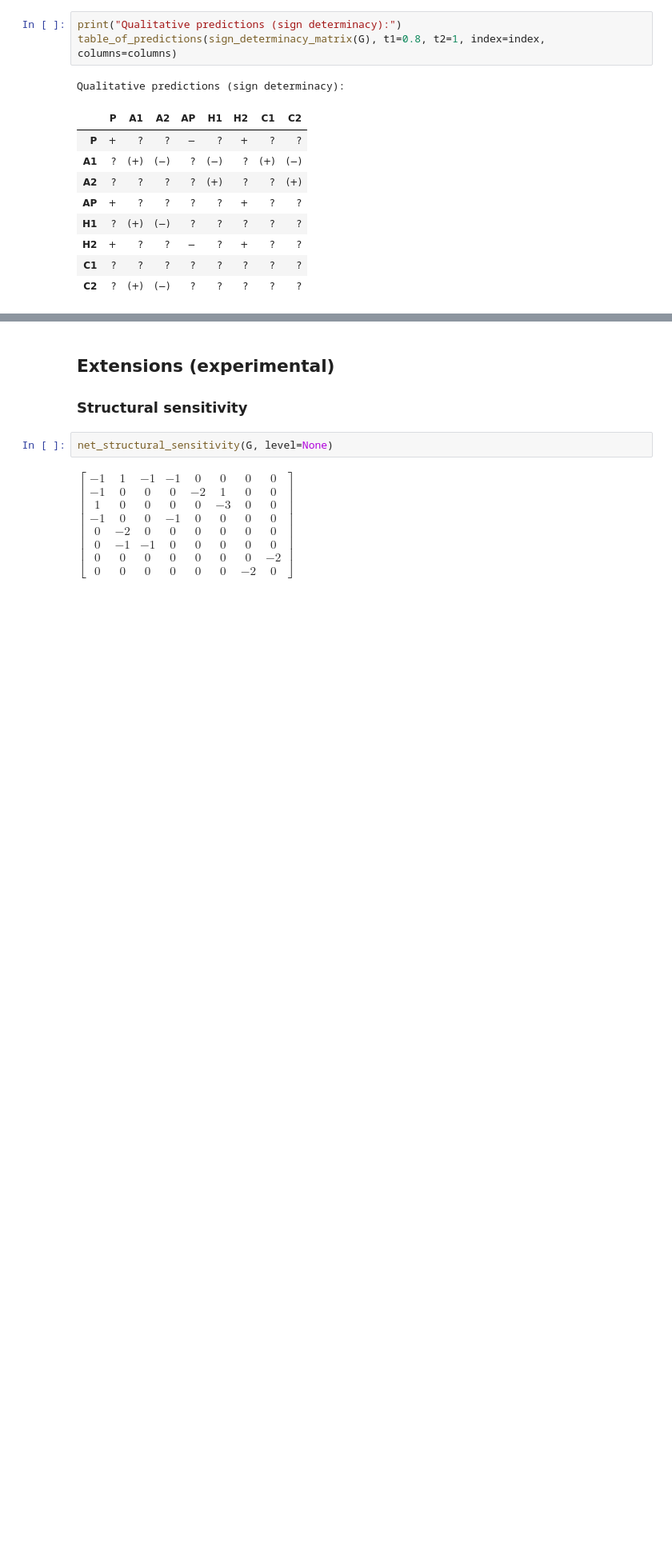
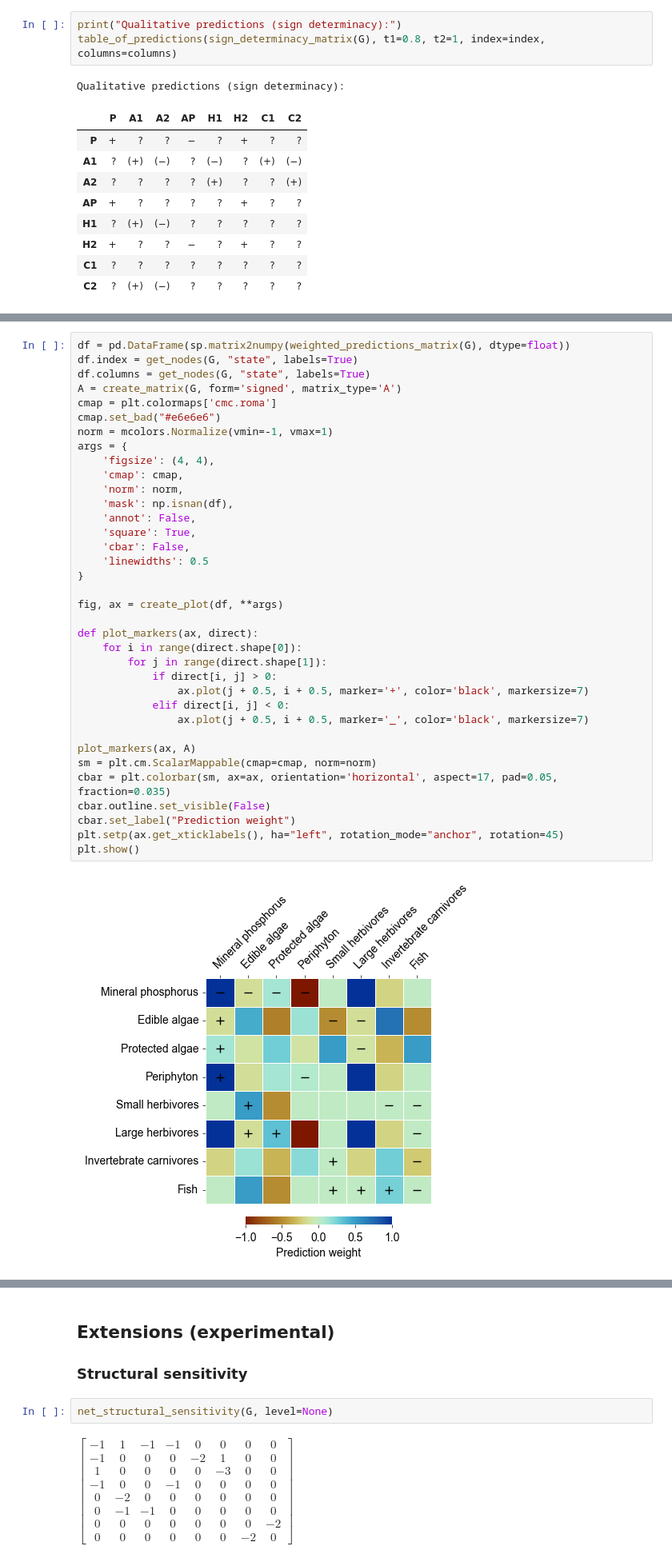
Before and after one commit to jaydenhyman/qmm, a Jupyter notebook: qmm.ipynb, the cells around one changed output, grey strips where cells are left out. Shown: that part at 80% size. Saved outputs shown, nothing was run; the diff lists cells and outputs as text; blank space fills up the shorter version.

Commit message:
Add plots to ipynb and remove plotting libraries as core dependency, and remove create_plot

```diff
--- a/qmm.ipynb
+++ b/qmm.ipynb
@@ -155,0 +260,38 @@ Qualitative predictions (numerical simulations):
+# %%
+df = pd.DataFrame(sp.matrix2numpy(weighted_predictions_matrix(G), dtype=float))
+df.index = get_nodes(G, "state", labels=True)
+df.columns = get_nodes(G, "state", labels=True)
+A = create_matrix(G, form='signed', matrix_type='A')
+cmap = plt.colormaps['cmc.roma']
+cmap.set_bad("#e6e6e6")
+norm = mcolors.Normalize(vmin=-1, vmax=1)
+args = {
+    'figsize': (4, 4),
+    'cmap': cmap,
+    'norm': norm,
+    'mask': np.isnan(df),
+    'annot': False,
+    'square': True,
+    'cbar': False,
+    'linewidths': 0.5
+}
+
+fig, ax = create_plot(df, **args)
+
+def plot_markers(ax, direct):
+    for i in range(direct.shape[0]):
+        for j in range(direct.shape[1]):
+            if direct[i, j] > 0:
+                ax.plot(j + 0.5, i + 0.5, marker='+', color='black', markersize=7)
+            elif direct[i, j] < 0:
+                ax.plot(j + 0.5, i + 0.5, marker='_', color='black', markersize=7)
+
+plot_markers(ax, A)
+sm = plt.cm.ScalarMappable(cmap=cmap, norm=norm)
+cbar = plt.colorbar(sm, ax=ax, orientation='horizontal', aspect=17, pad=0.05, fraction=0.035)
+cbar.outline.set_visible(False)
+cbar.set_label("Prediction weight")
+plt.setp(ax.get_xticklabels(), ha="left", rotation_mode="anchor", rotation=45)
+plt.show()
+# %% [output]
+[figure, added]
```
Also changed, not shown: parts of 16 cells of this notebook, 5 other files.
